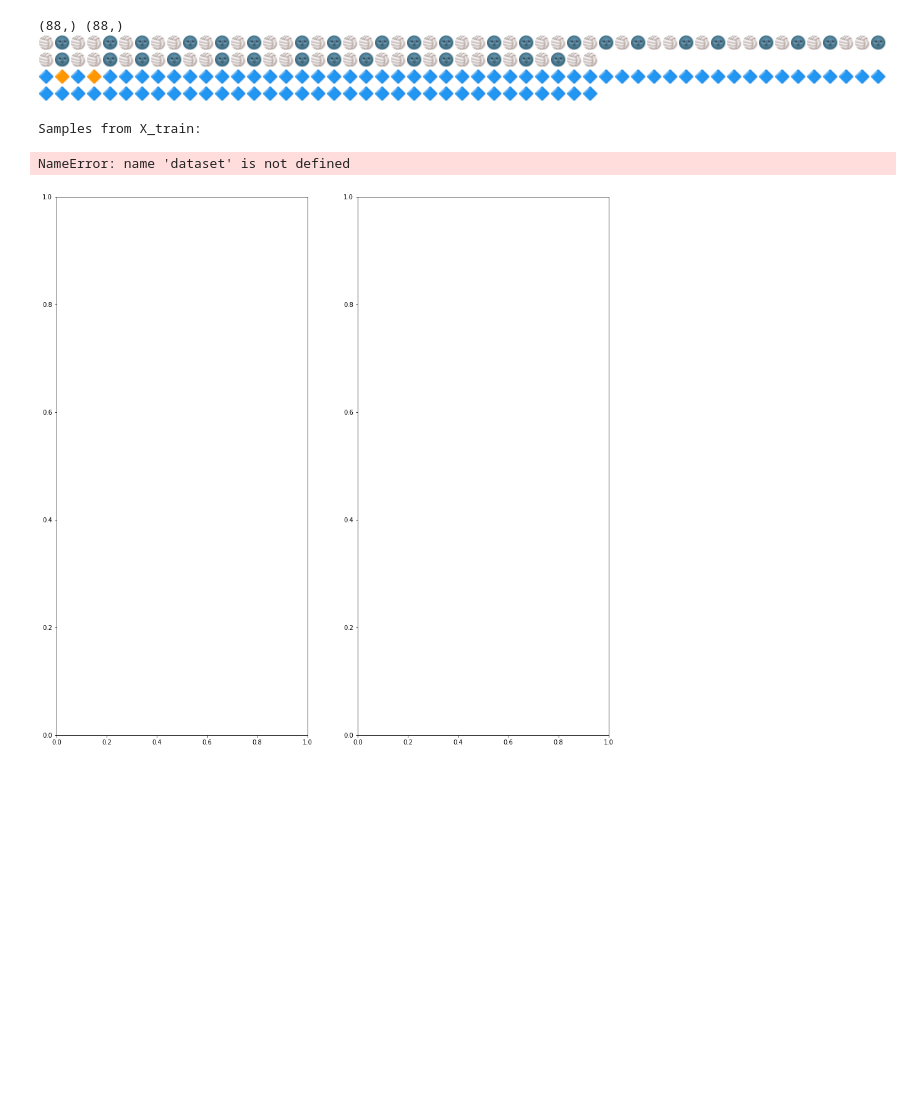
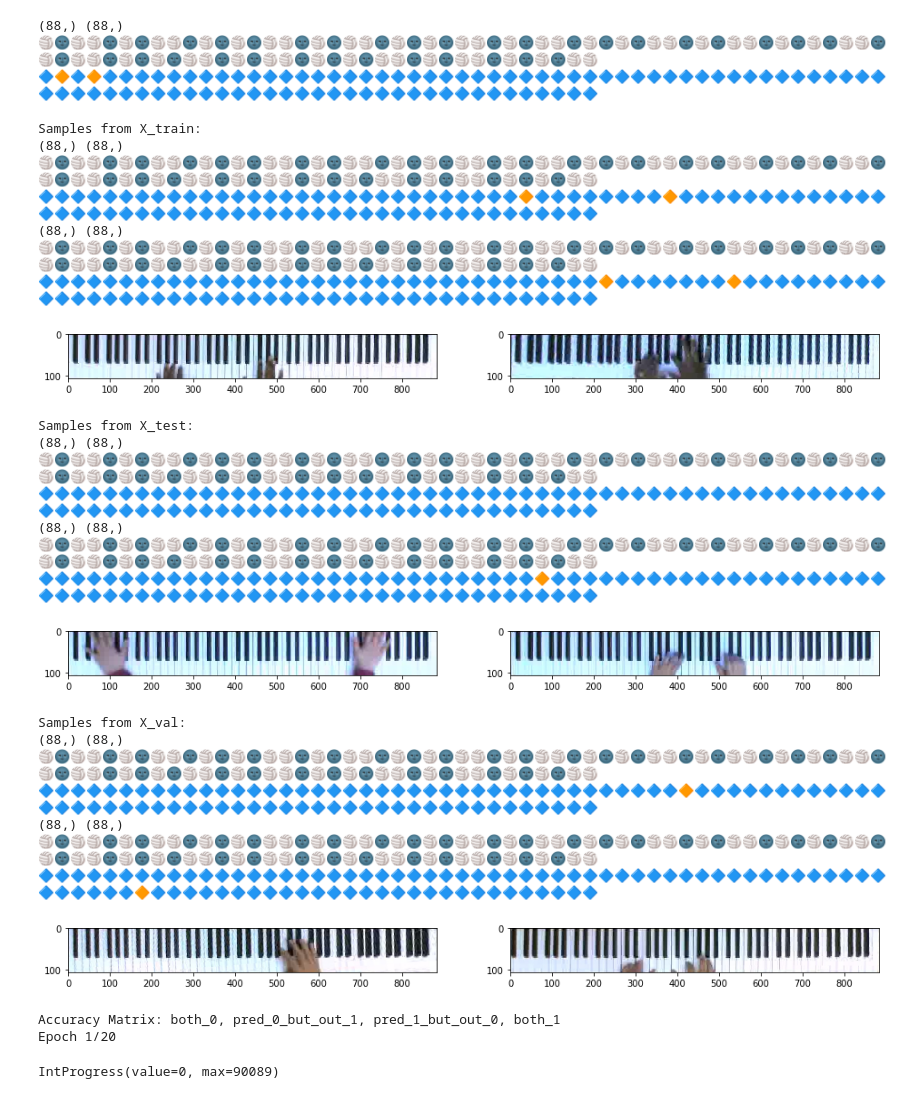
Before and after one commit to ppfish45/AI-Pianist, a Jupyter notebook: models/run_recognition_keyboard.ipynb, the cells around one changed output. Cells and saved outputs as stored; diff of their text form; code cells hidden in the pictures; blank space fills up the shorter version.

Commit message:
trainable solution

```diff
--- a/models/run_recognition_keyboard.ipynb
+++ b/models/run_recognition_keyboard.ipynb
@@ -27,19 +31,40 @@ visualize_keys(np.array([0,1,0,1] + [0]*84))
 # %%
 # print several keyboard images with labels
 
 for _type in ['train', 'test', 'val']:
 
     print(f'Samples from X_{_type}: ')
 
     fig, axarr = plt.subplots(1, 2, figsize=[16, 16])
 
     for i in range(0, 2):
-        img, notes = dataset.get_sample(_type, mode=2)
+        img, notes = dataset.get_sample(_type, method=2)
         axarr[i].imshow(img)
         visualize_keys(notes)
 
     plt.show()
 # %% [output]
 Samples from X_train:
+(88,) (88,)
+🏐🌚🏐🏐🌚🏐🌚🏐🏐🌚🏐🌚🏐🌚🏐🏐🌚🏐🌚🏐🏐🌚🏐🌚🏐🌚🏐🏐🌚🏐🌚🏐🏐🌚🏐🌚🏐🌚🏐🏐🌚🏐🌚🏐🏐🌚🏐🌚🏐🌚🏐🏐🌚🏐🌚🏐🏐🌚🏐🌚🏐🌚🏐🏐🌚🏐🌚🏐🏐🌚🏐🌚🏐🌚🏐🏐🌚🏐🌚🏐🏐🌚🏐🌚🏐🌚🏐🏐
+🔷🔷🔷🔷🔷🔷🔷🔷🔷🔷🔷🔷🔷🔷🔷🔷🔷🔷🔷🔷🔷🔷🔷🔷🔷🔷🔷🔷🔷🔷🔶🔷🔷🔷🔷🔷🔷🔷🔷🔶🔷🔷🔷🔷🔷🔷🔷🔷🔷🔷🔷🔷🔷🔷🔷🔷🔷🔷🔷🔷🔷🔷🔷🔷🔷🔷🔷🔷🔷🔷🔷🔷🔷🔷🔷🔷🔷🔷🔷🔷🔷🔷🔷🔷🔷🔷🔷🔷
+(88,) (88,)
+🏐🌚🏐🏐🌚🏐🌚🏐🏐🌚🏐🌚🏐🌚🏐🏐🌚🏐🌚🏐🏐🌚🏐🌚🏐🌚🏐🏐🌚🏐🌚🏐🏐🌚🏐🌚🏐🌚🏐🏐🌚🏐🌚🏐🏐🌚🏐🌚🏐🌚🏐🏐🌚🏐🌚🏐🏐🌚🏐🌚🏐🌚🏐🏐🌚🏐🌚🏐🏐🌚🏐🌚🏐🌚🏐🏐🌚🏐🌚🏐🏐🌚🏐🌚🏐🌚🏐🏐
+🔷🔷🔷🔷🔷🔷🔷🔷🔷🔷🔷🔷🔷🔷🔷🔷🔷🔷🔷🔷🔷🔷🔷🔷🔷🔷🔷🔷🔷🔷🔷🔷🔷🔷🔷🔶🔷🔷🔷🔷🔷🔷🔷🔶🔷🔷🔷🔷🔷🔷🔷🔷🔷🔷🔷🔷🔷🔷🔷🔷🔷🔷🔷🔷🔷🔷🔷🔷🔷🔷🔷🔷🔷🔷🔷🔷🔷🔷🔷🔷🔷🔷🔷🔷🔷🔷🔷🔷
+[figure, new version]
-NameError: name 'dataset' is not defined
+Samples from X_test:
+(88,) (88,)
+🏐🌚🏐🏐🌚🏐🌚🏐🏐🌚🏐🌚🏐🌚🏐🏐🌚🏐🌚🏐🏐🌚🏐🌚🏐🌚🏐🏐🌚🏐🌚🏐🏐🌚🏐🌚🏐🌚🏐🏐🌚🏐🌚🏐🏐🌚🏐🌚🏐🌚🏐🏐🌚🏐🌚🏐🏐🌚🏐🌚🏐🌚🏐🏐🌚🏐🌚🏐🏐🌚🏐🌚🏐🌚🏐🏐🌚🏐🌚🏐🏐🌚🏐🌚🏐🌚🏐🏐
+🔷🔷🔷🔷🔷🔷🔷🔷🔷🔷🔷🔷🔷🔷🔷🔷🔷🔷🔷🔷🔷🔷🔷🔷🔷🔷🔷🔷🔷🔷🔷🔷🔷🔷🔷🔷🔷🔷🔷🔷🔷🔷🔷🔷🔷🔷🔷🔷🔷🔷🔷🔷🔷🔷🔷🔷🔷🔷🔷🔷🔷🔷🔷🔷🔷🔷🔷🔷🔷🔷🔷🔷🔷🔷🔷🔷🔷🔷🔷🔷🔷🔷🔷🔷🔷🔷🔷🔷
+(88,) (88,)
+🏐🌚🏐🏐🌚🏐🌚🏐🏐🌚🏐🌚🏐🌚🏐🏐🌚🏐🌚🏐🏐🌚🏐🌚🏐🌚🏐🏐🌚🏐🌚🏐🏐🌚🏐🌚🏐🌚🏐🏐🌚🏐🌚🏐🏐🌚🏐🌚🏐🌚🏐🏐🌚🏐🌚🏐🏐🌚🏐🌚🏐🌚🏐🏐🌚🏐🌚🏐🏐🌚🏐🌚🏐🌚🏐🏐🌚🏐🌚🏐🏐🌚🏐🌚🏐🌚🏐🏐
+🔷🔷🔷🔷🔷🔷🔷🔷🔷🔷🔷🔷🔷🔷🔷🔷🔷🔷🔷🔷🔷🔷🔷🔷🔷🔷🔷🔷🔷🔷🔷🔶🔷🔷🔷🔷🔷🔷🔷🔷🔷🔷🔷🔷🔷🔷🔷🔷🔷🔷🔷🔷🔷🔷🔷🔷🔷🔷🔷🔷🔷🔷🔷🔷🔷🔷🔷🔷🔷🔷🔷🔷🔷🔷🔷🔷🔷🔷🔷🔷🔷🔷🔷🔷🔷🔷🔷🔷
-[figure, old version]
+[figure, added]
+Samples from X_val:
+(88,) (88,)
+🏐🌚🏐🏐🌚🏐🌚🏐🏐🌚🏐🌚🏐🌚🏐🏐🌚🏐🌚🏐🏐🌚🏐🌚🏐🌚🏐🏐🌚🏐🌚🏐🏐🌚🏐🌚🏐🌚🏐🏐🌚🏐🌚🏐🏐🌚🏐🌚🏐🌚🏐🏐🌚🏐🌚🏐🏐🌚🏐🌚🏐🌚🏐🏐🌚🏐🌚🏐🏐🌚🏐🌚🏐🌚🏐🏐🌚🏐🌚🏐🏐🌚🏐🌚🏐🌚🏐🏐
+🔷🔷🔷🔷🔷🔷🔷🔷🔷🔷🔷🔷🔷🔷🔷🔷🔷🔷🔷🔷🔷🔷🔷🔷🔷🔷🔷🔷🔷🔷🔷🔷🔷🔷🔷🔷🔷🔷🔷🔷🔶🔷🔷🔷🔷🔷🔷🔷🔷🔷🔷🔷🔷🔷🔷🔷🔷🔷🔷🔷🔷🔷🔷🔷🔷🔷🔷🔷🔷🔷🔷🔷🔷🔷🔷🔷🔷🔷🔷🔷🔷🔷🔷🔷🔷🔷🔷🔷
+(88,) (88,)
+🏐🌚🏐🏐🌚🏐🌚🏐🏐🌚🏐🌚🏐🌚🏐🏐🌚🏐🌚🏐🏐🌚🏐🌚🏐🌚🏐🏐🌚🏐🌚🏐🏐🌚🏐🌚🏐🌚🏐🏐🌚🏐🌚🏐🏐🌚🏐🌚🏐🌚🏐🏐🌚🏐🌚🏐🏐🌚🏐🌚🏐🌚🏐🏐🌚🏐🌚🏐🏐🌚🏐🌚🏐🌚🏐🏐🌚🏐🌚🏐🏐🌚🏐🌚🏐🌚🏐🏐
+🔷🔷🔷🔷🔷🔷🔷🔷🔷🔷🔷🔷🔷🔷🔷🔷🔷🔷🔷🔷🔷🔷🔷🔷🔷🔷🔷🔷🔷🔷🔷🔷🔷🔷🔷🔷🔷🔷🔷🔷🔷🔷🔷🔷🔷🔷🔷🔷🔷🔷🔷🔷🔷🔷🔷🔷🔷🔷🔷🔶🔷🔷🔷🔷🔷🔷🔷🔷🔷🔷🔷🔷🔷🔷🔷🔷🔷🔷🔷🔷🔷🔷🔷🔷🔷🔷🔷🔷
+[figure, added]
@@ -52,7 +71,10 @@ dataset.load_to_memory(spliter=['train', 'val'])
 # %%
-keyboard_model.train(batch_size=32, num_epochs=20,
+keyboard_model.train(dataset, batch_size=32, num_epochs=20,
                      learning_rate=1e-3,
-                     dirs=[0],
                      best_path='keypress_recognition/best_keyboard_model.tar',
                      current_path='keypress_recognition/current_keyboard.tar')
+# %% [output]
+Accuracy Matrix: both_0, pred_0_but_out_1, pred_1_but_out_0, both_1
+Epoch 1/20
+IntProgress(value=0, max=90089)
 # %%
```
Also changed, not shown: parts of 4 cells of this notebook, 4 other files.
